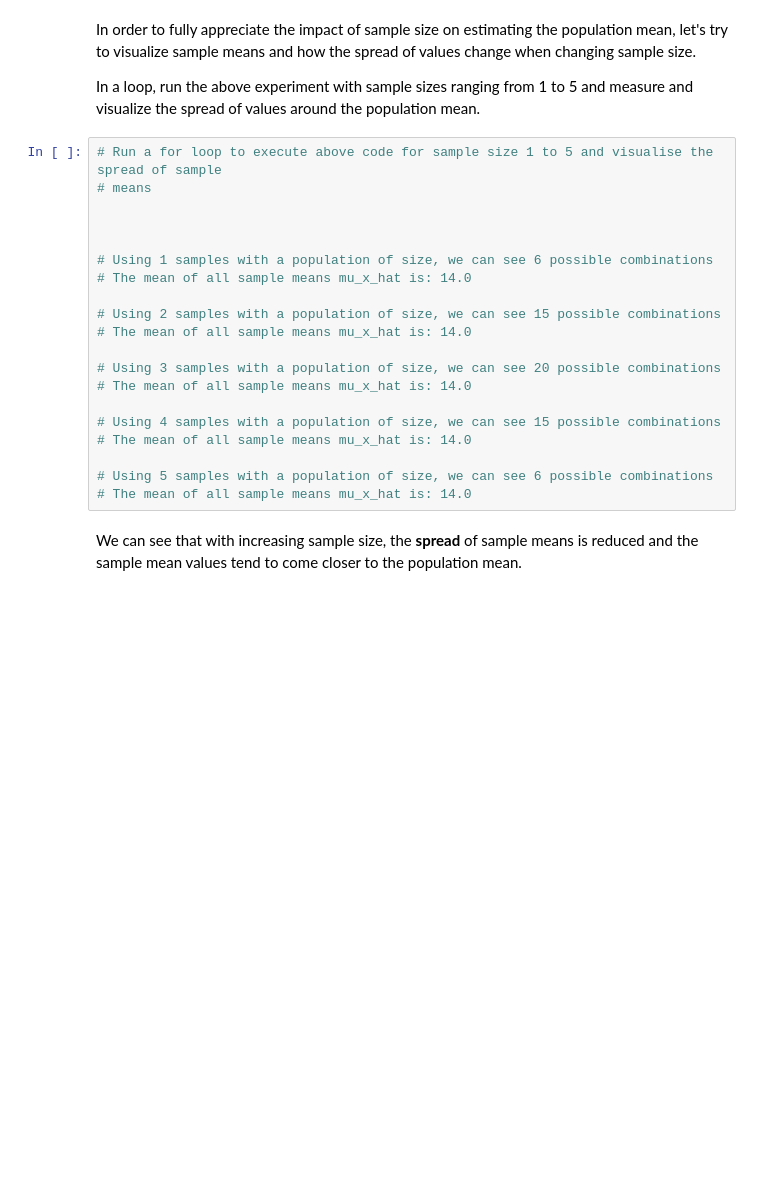
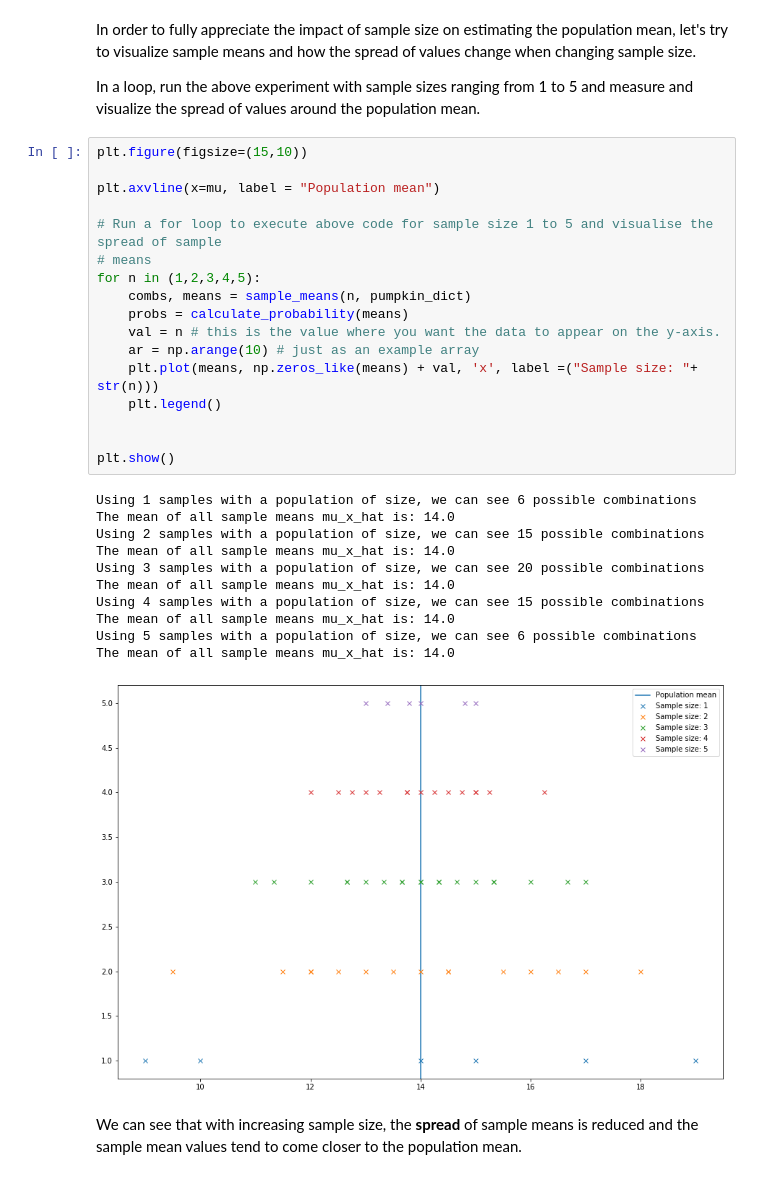
Before and after one commit to rmlevy1/dsc-sampling-statistics-lab-nyc-ds-021720, a Jupyter notebook: index.ipynb, the cells around one changed output. Drawn from its saved outputs; the diff is of its cells as text; blank space fills up the shorter version.

```diff
--- a/index.ipynb
+++ b/index.ipynb
@@ -306,26 +306,35 @@ Again, we see that using the sample mean to estimate the population mean involve
 In order to fully appreciate the impact of sample size on estimating the population mean, let's try to visualize sample means and how the spread of values change when changing sample size.
 
 In a loop, run the above experiment with sample sizes ranging from 1 to 5 and measure and visualize the spread of values around the population mean.
-# %%
-# Run a for loop to execute above code for sample size 1 to 5 and visualise the spread of sample
-# means
-
-
-
-# Using 1 samples with a population of size, we can see 6 possible combinations
-# The mean of all sample means mu_x_hat is: 14.0
-
-# Using 2 samples with a population of size, we can see 15 possible combinations
-# The mean of all sample means mu_x_hat is: 14.0
-
-# Using 3 samples with a population of size, we can see 20 possible combinations
-# The mean of all sample means mu_x_hat is: 14.0
-
-# Using 4 samples with a population of size, we can see 15 possible combinations
-# The mean of all sample means mu_x_hat is: 14.0
-
-# Using 5 samples with a population of size, we can see 6 possible combinations
-# The mean of all sample means mu_x_hat is: 14.0
+# %%
+plt.figure(figsize=(15,10))
+
+plt.axvline(x=mu, label = "Population mean")
+
+# Run a for loop to execute above code for sample size 1 to 5 and visualise the spread of sample
+# means
+for n in (1,2,3,4,5):
+    combs, means = sample_means(n, pumpkin_dict)
+    probs = calculate_probability(means)
+    val = n # this is the value where you want the data to appear on the y-axis.
+    ar = np.arange(10) # just as an example array
+    plt.plot(means, np.zeros_like(means) + val, 'x', label =("Sample size: "+ str(n)))
+    plt.legend()
+
+
+plt.show()
+# %% [output]
+Using 1 samples with a population of size, we can see 6 possible combinations
+The mean of all sample means mu_x_hat is: 14.0
+Using 2 samples with a population of size, we can see 15 possible combinations
+The mean of all sample means mu_x_hat is: 14.0
+Using 3 samples with a population of size, we can see 20 possible combinations
+The mean of all sample means mu_x_hat is: 14.0
+Using 4 samples with a population of size, we can see 15 possible combinations
+The mean of all sample means mu_x_hat is: 14.0
+Using 5 samples with a population of size, we can see 6 possible combinations
+The mean of all sample means mu_x_hat is: 14.0
+[figure, added]
 # %% [markdown]
 We can see that with increasing sample size, the **spread** of sample means is reduced and the sample mean values tend to come closer to the population mean.
 # %% [markdown]
```
